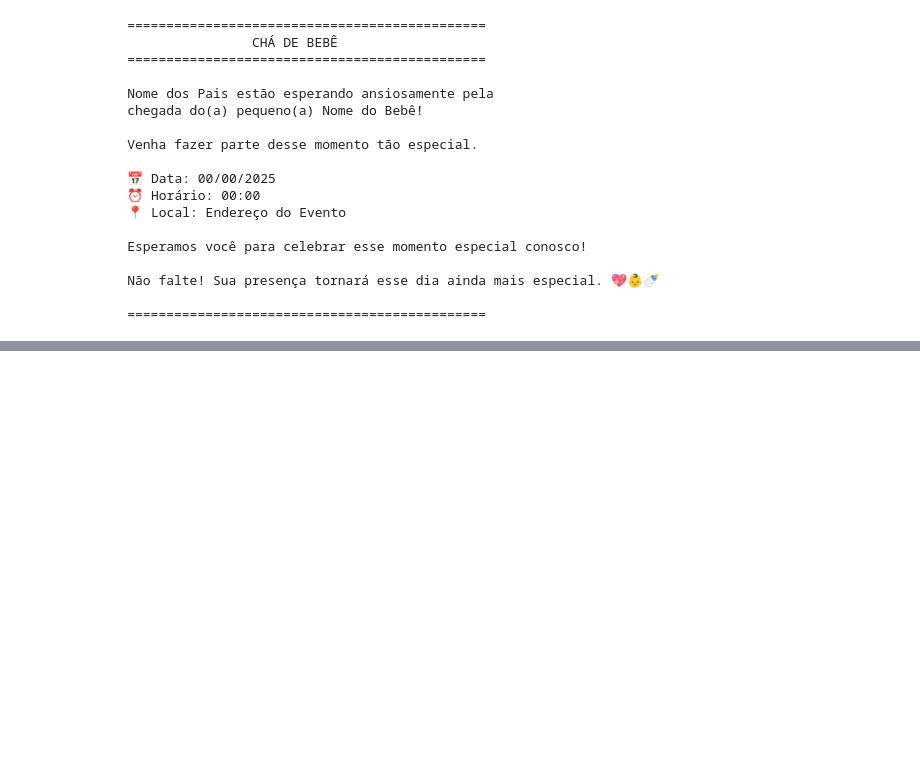
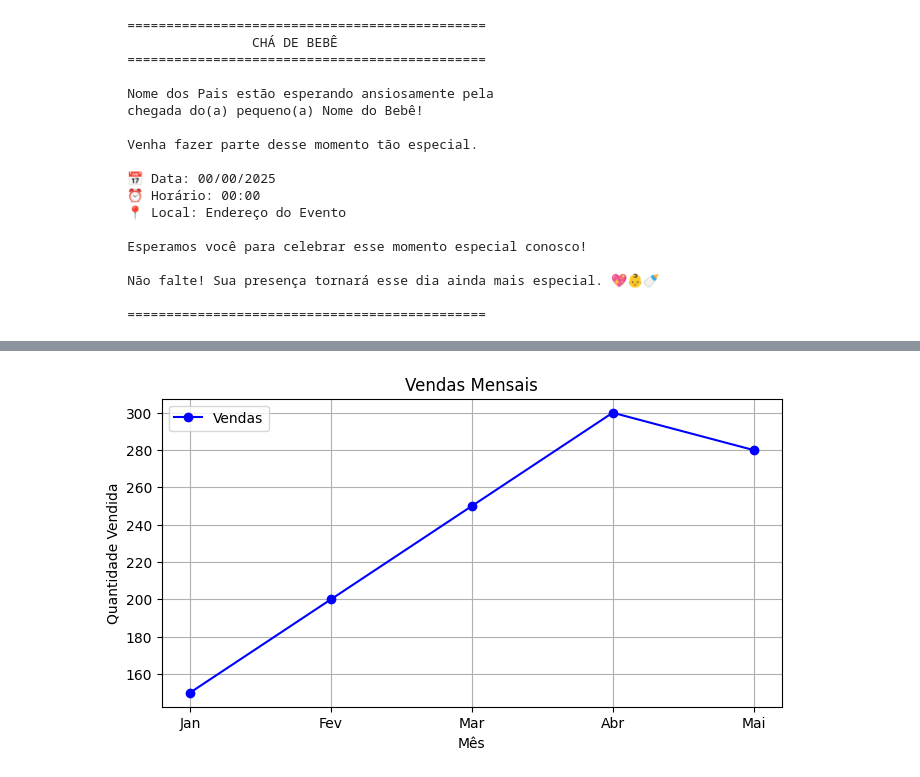
Before and after one commit to RogerinDev/Python-TrainingCodes, a Jupyter notebook: Rascunhos.ipynb, the cells around one changed output, grey strips where cells are left out. Saved outputs shown, nothing was run; the diff lists cells and outputs as text; code cells hidden in the pictures; blank space fills up the shorter version.

```diff
--- a/Rascunhos.ipynb
+++ b/Rascunhos.ipynb
@@ -555,0 +907,28 @@ gerar_convite()
+# %%
+import matplotlib.pyplot as plt
+
+# Dados simples de exemplo (ex: meses e vendas)
+meses = ['Jan', 'Fev', 'Mar', 'Abr', 'Mai']
+vendas = [150, 200, 250, 300, 280]
+
+# 1. Cria figura e tamanho
+plt.figure(figsize=(8, 4))
+
+# 2. Plota gráfico de linha: eixo X = meses, eixo Y = vendas
+plt.plot(meses, vendas, marker='o', color='blue', linestyle='-', label='Vendas')
+
+# 3. Adiciona título e rótulos
+plt.title('Vendas Mensais')
+plt.xlabel('Mês')
+plt.ylabel('Quantidade Vendida')
+
+# 4. Ativa legenda (com base no label passado na linha 9)
+plt.legend()
+
+# 5. Exibe grid para facilitar leitura
+plt.grid(True)
+
+# 6. Exibe o gráfico
+plt.show()
+# %% [output]
+[figure, added]
```
Also changed, not shown: parts of 21 cells of this notebook, 11 other files.
